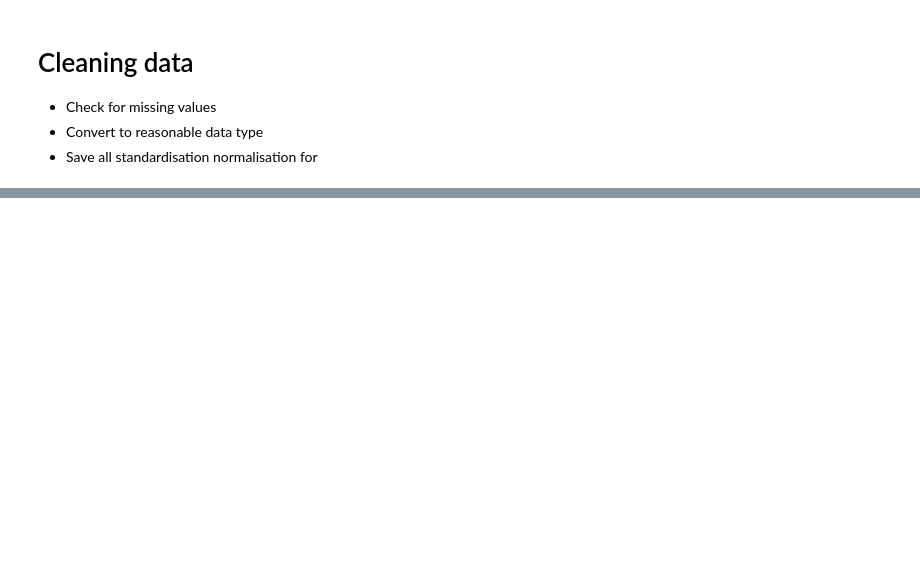
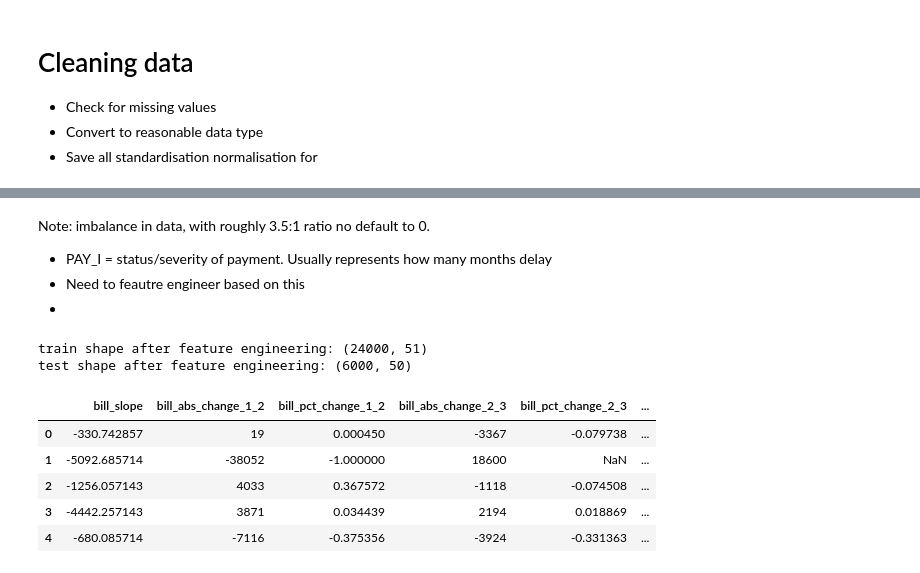
Before and after one commit to legendarystrat/interuni_datathon_2026, a Jupyter notebook: clean.ipynb, the cells around one changed output, grey strips where cells are left out. Drawn from its saved outputs; the diff is of its cells as text; code cells hidden in the pictures; blank space fills up the shorter version.

Commit message:
EDA, clean, engineering complete

```diff
--- a/clean.ipynb
+++ b/clean.ipynb
@@ -47,4 +47,9 @@ def load_data(file):
 def eda(df):
     print(df.head())
     print(df.dtypes)
-    print(df.dims)
+    print(df.shape)
+
+train_df = load_data("train.csv")
+test_df = load_data("test.csv")
+
+eda(train_df)
@@ -55,0 +144,60 @@ def eda(df):
+# %% [markdown]
+Note: imbalance in data, with roughly 3.5:1 ratio no default to 0.
+- PAY_I = status/severity of payment. Usually represents how many months delay
+- Need to feautre engineer based on this
+-
+# %%
+def engineer_features(df):
+    df = df.copy()
+    pay_amt_cols = [f"PAY_AMT{i}" for i in range(1, 7)]
+    bill_cols = [f"BILL_AMT{i}" for i in range(1, 7)]
+    pay_cols = ["PAY_0", "PAY_2", "PAY_3", "PAY_4", "PAY_5", "PAY_6"]
+
+    df["total_pay"] = df[pay_amt_cols].sum(axis=1)
+    df["total_bill"] = df[bill_cols].sum(axis=1)
+
+    for col in bill_cols:
+        df[f"credit_util_{col[-1]}"] = df[col] / df["LIMIT_BAL"]
+
+    months = np.arange(1, 7)
+    x_centered = months - months.mean()
+    bill_values = df[bill_cols].to_numpy()
+    df["bill_slope"] = (bill_values * x_centered).sum(axis=1) / (x_centered**2).sum()
+
+    for i in range(1, 6):
+        prev_col = f"BILL_AMT{i}"
+        next_col = f"BILL_AMT{i + 1}"
+        df[f"bill_abs_change_{i}_{i + 1}"] = df[next_col] - df[prev_col]
+        df[f"bill_pct_change_{i}_{i + 1}"] = (
+            (df[next_col] - df[prev_col]) / df[prev_col].replace(0, np.nan)
+        )
+
+    df["bill_abs_change_1_6"] = df["BILL_AMT6"] - df["BILL_AMT1"]
+    df["bill_pct_change_1_6"] = (
+        (df["BILL_AMT6"] - df["BILL_AMT1"]) / df["BILL_AMT1"].replace(0, np.nan)
+    )
+
+    df["max_delay"] = df[pay_cols].max(axis=1)
+    df["num_months_delayed"] = (df[pay_cols] > 0).sum(axis=1)
+    df["num_severe_delays"] = (df[pay_cols] >= 2).sum(axis=1)
+    df["ever_delayed"] = (df[pay_cols] > 0).any(axis=1).astype(int)
+    df["mean_pay_status"] = df[pay_cols].mean(axis=1)
+
+    return df
+
+
+train_df = engineer_features(train_df)
+test_df = engineer_features(test_df)
+
+print(f"train shape after feature engineering: {train_df.shape}")
+print(f"test shape after feature engineering: {test_df.shape}")
+train_df.filter(like="bill_").head()
+# %% [output]
+train shape after feature engineering: (24000, 51)
+test shape after feature engineering: (6000, 50)
+|  | bill_slope | bill_abs_change_1_2 | bill_pct_change_1_2 | bill_abs_change_2_3 | bill_pct_change_2_3 | ... |
+| 0 | -330.742857 | 19 | 0.000450 | -3367 | -0.079738 | ... |
+| 1 | -5092.685714 | -38052 | -1.000000 | 18600 | NaN | ... |
+| 2 | -1256.057143 | 4033 | 0.367572 | -1118 | -0.074508 | ... |
+| 3 | -4442.257143 | 3871 | 0.034439 | 2194 | 0.018869 | ... |
+| 4 | -680.085714 | -7116 | -0.375356 | -3924 | -0.331363 | ... |
```
Also changed, not shown: parts of 5 cells of this notebook, 3 other files.
